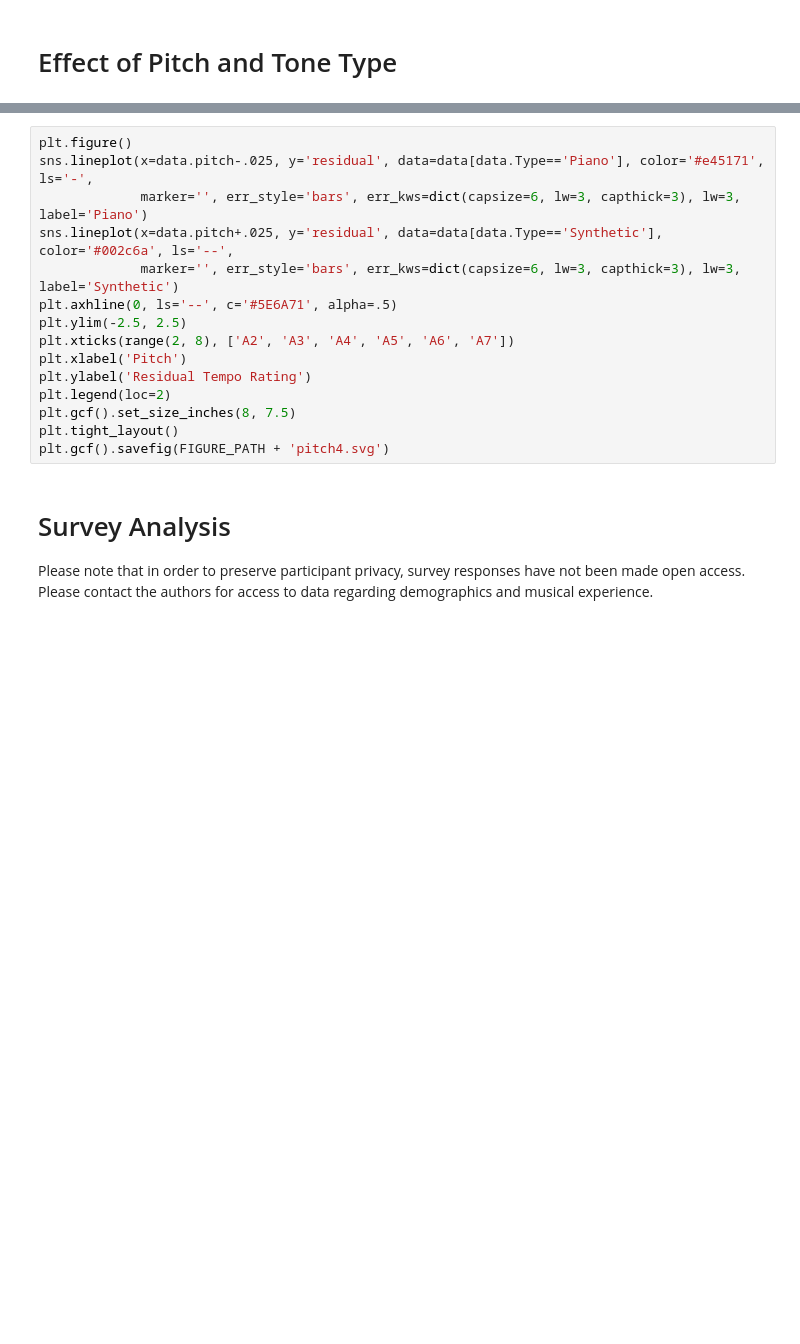
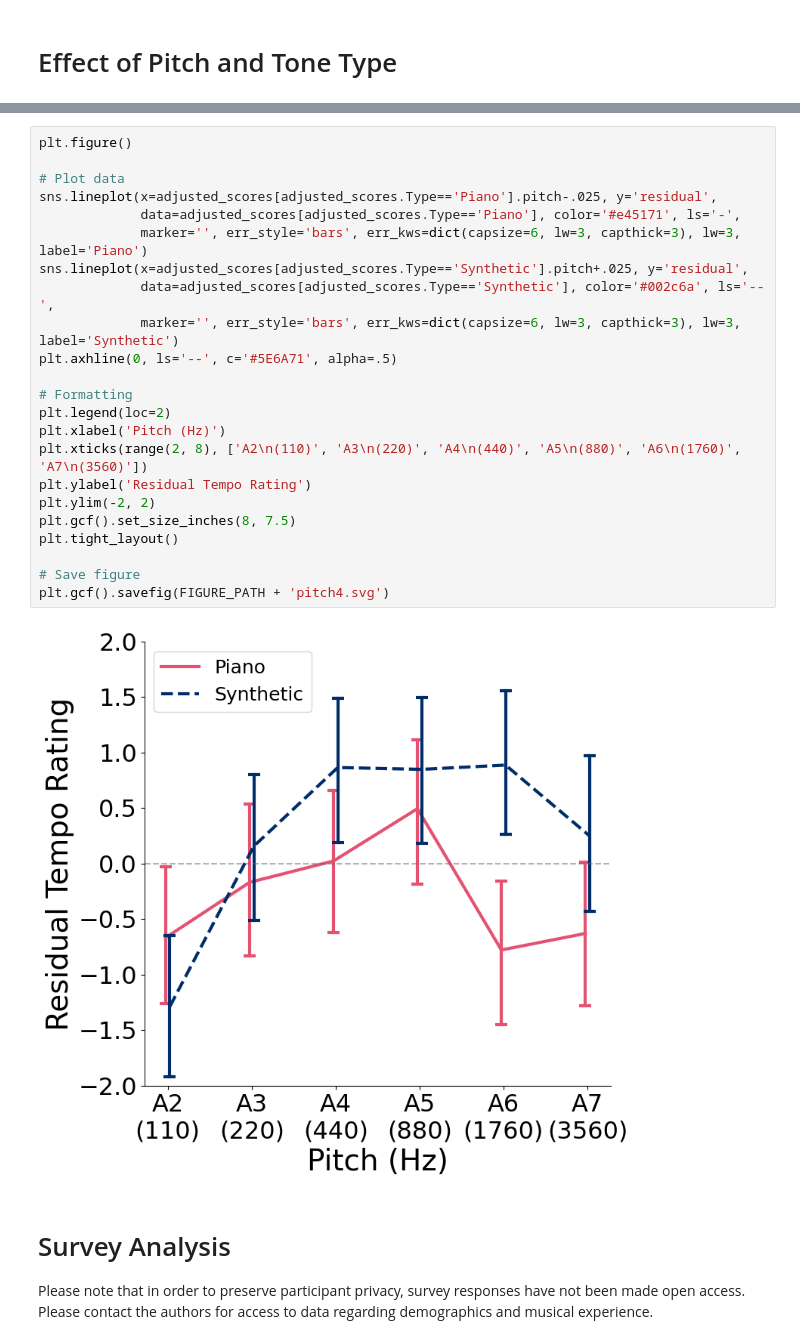
Before and after one commit to jpazdera/IllusoryTempo, a Jupyter notebook: E4/analysis/Analysis (ITST).ipynb, the cells around one changed output, grey strips where cells are left out. Cells and saved outputs as stored; diff of their text form; blank space fills up the shorter version.

```diff
--- a/E4/analysis/Analysis (ITST).ipynb
+++ b/E4/analysis/Analysis (ITST).ipynb
@@ -153,18 +175,28 @@ plt.tight_layout()
 # %%
 plt.figure()
-sns.lineplot(x=data.pitch-.025, y='residual', data=data[data.Type=='Piano'], color='#e45171', ls='-',
+
+# Plot data
+sns.lineplot(x=adjusted_scores[adjusted_scores.Type=='Piano'].pitch-.025, y='residual',
+             data=adjusted_scores[adjusted_scores.Type=='Piano'], color='#e45171', ls='-',
              marker='', err_style='bars', err_kws=dict(capsize=6, lw=3, capthick=3), lw=3, label='Piano')
-sns.lineplot(x=data.pitch+.025, y='residual', data=data[data.Type=='Synthetic'], color='#002c6a', ls='--',
+sns.lineplot(x=adjusted_scores[adjusted_scores.Type=='Synthetic'].pitch+.025, y='residual',
+             data=adjusted_scores[adjusted_scores.Type=='Synthetic'], color='#002c6a', ls='--',
              marker='', err_style='bars', err_kws=dict(capsize=6, lw=3, capthick=3), lw=3, label='Synthetic')
 plt.axhline(0, ls='--', c='#5E6A71', alpha=.5)
-plt.ylim(-2.5, 2.5)
-plt.xticks(range(2, 8), ['A2', 'A3', 'A4', 'A5', 'A6', 'A7'])
-plt.xlabel('Pitch')
+
+# Formatting
+plt.legend(loc=2)
+plt.xlabel('Pitch (Hz)')
+plt.xticks(range(2, 8), ['A2\n(110)', 'A3\n(220)', 'A4\n(440)', 'A5\n(880)', 'A6\n(1760)', 'A7\n(3560)'])
 plt.ylabel('Residual Tempo Rating')
-plt.legend(loc=2)
+plt.ylim(-2, 2)
 plt.gcf().set_size_inches(8, 7.5)
 plt.tight_layout()
+
+# Save figure
 plt.gcf().savefig(FIGURE_PATH + 'pitch4.svg')
+# %% [output]
+[figure, added]
 # %% [markdown]
 # Survey Analysis
 
```
Also changed, not shown: parts of 4 cells of this notebook, 14 other files.
